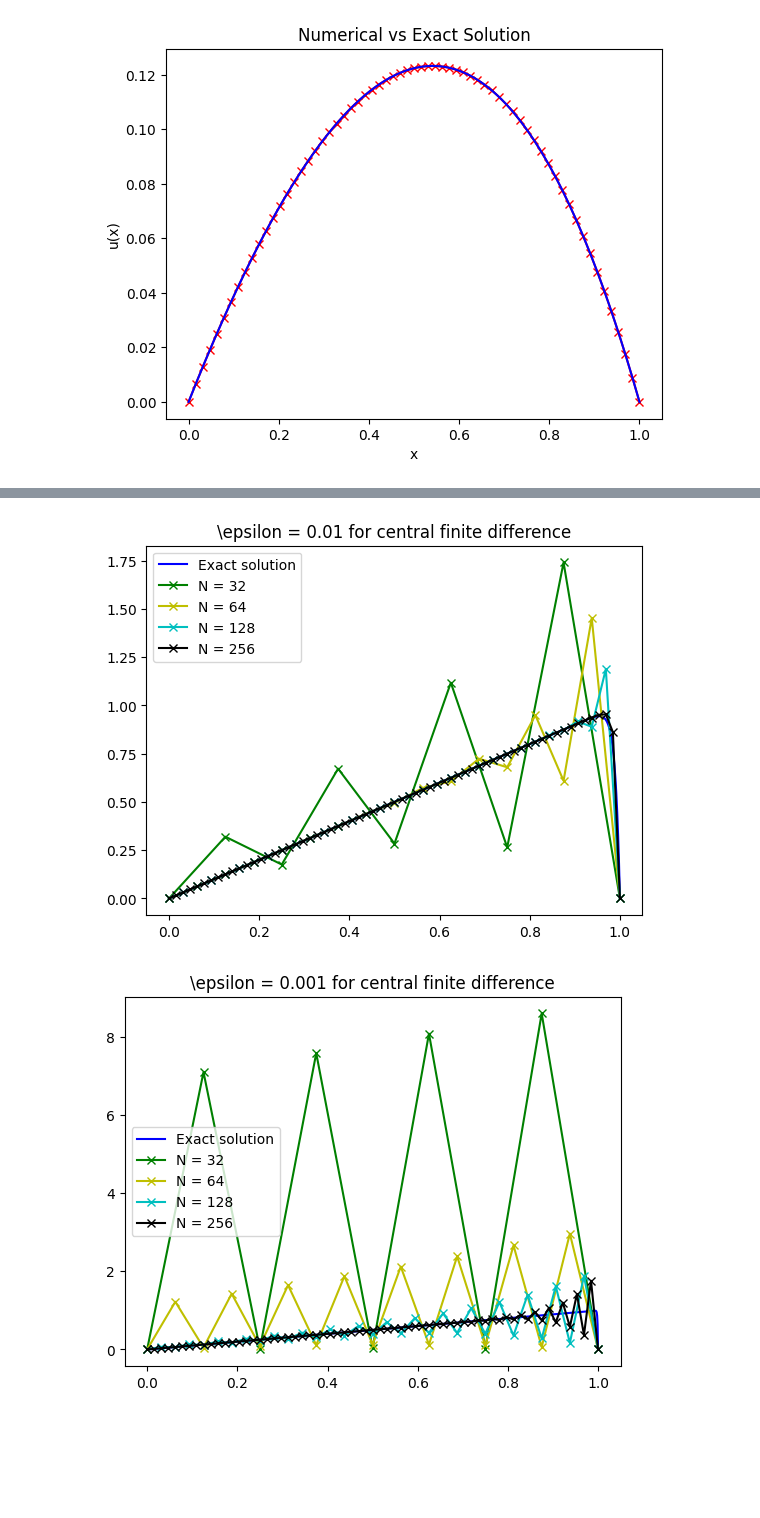
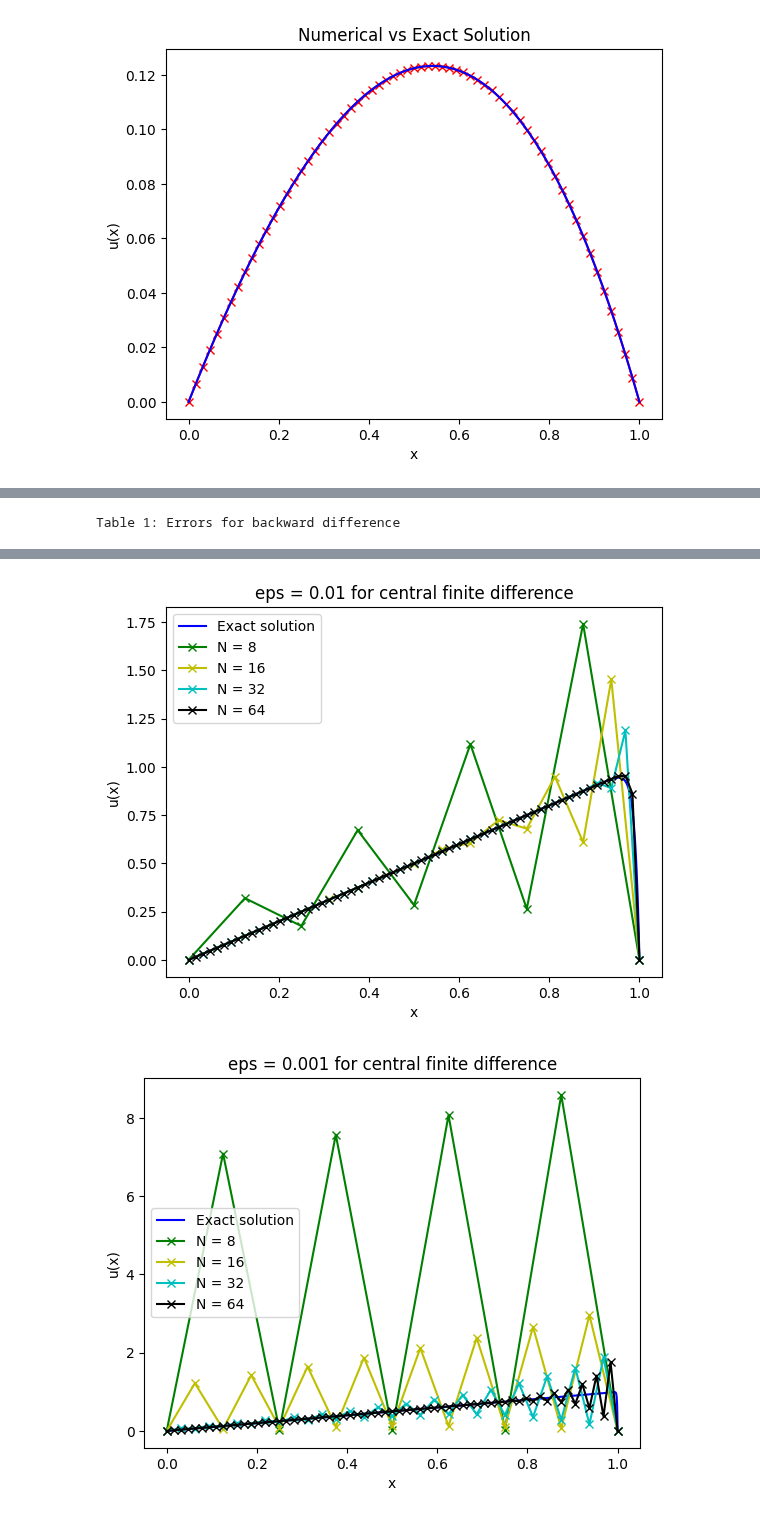
Before and after one commit to todj107/NumPDE, a Jupyter notebook: lab_01_feix.ipynb, the cells around one changed output, grey strips where cells are left out. Drawn from its saved outputs; the diff is of its cells as text; code cells hidden in the pictures; blank space fills up the shorter version.

```diff
--- a/lab_01_feix.ipynb
+++ b/lab_01_feix.ipynb
@@ -642,7 +642,7 @@ plt.show()
 # %% [output]
 [figure]
 # %%
-# 4b) and c)
+# 4c) and b)
 ### Array and stuff
 import numpy as np
 # Linear algebra solvers from scipy
@@ -711,6 +711,8 @@ def work_func_FDM(eps, N, plot_idx, diff, plot_status):
     color = colors[plot_idx]
     if plot_status == 'plot':
         plt.plot(x, U, marker = 'x', color = color)
+        plt.xlabel("x")
+        plt.ylabel("u(x)")
     return E
 
 #One error for the plot and one for the table
@@ -724,65 +726,94 @@ E_back_tab = np.zeros((3,4))
 eps_arr = [0.1, 0.01, 0.001]
 N_arr = np.array([8, 16, 32, 64])
 
-#Central finite difference
+#######Central finite difference ########
 for j in range(0,len(eps_arr)):
     eps = eps_arr[j]
+
     #Plot exact solution
     x_anal = np.linspace(0, 1, 1000)
     kappa = np.exp(-1/eps)
     exactsol_anal = x_anal-(np.exp((x_anal-1)/eps)-kappa)/(1-kappa)
     plt.figure(j)
     plt.plot(x_anal,exactsol_anal,"b")
-    #Solve system for different N and plotting each sol in figure corresponding to j:th epsilon
+
+    #Solve system for different N and plotting each sol in figure corresponding to j:th epsilon (plotting done in function)
     for i in range(0,len(N_arr)):
         E_center[j,i] = work_func_FDM(eps, N_arr[i],i,'center','plot')
         #Multiply N by four to get better values for EOC determination
-        E_center_tab[j,i] = work_func_FDM(eps, 4*N_arr[i],i,'center','')
-    plt.legend(['Exact solution','N = 32', 'N = 64', 'N = 128 ', 'N = 256'])
-    plt.title(f"\epsilon = {eps} for central finite difference")
-print(E_center_tab)
-# Visualization
-N_arr_tab = 4*N_arr
+        E_center_tab[j,i] = work_func_FDM(eps, 10*N_arr[i],i,'center','')
+    plt.legend(['Exact solution','N = 8', 'N = 16', 'N = 32 ', 'N = 64'])
+    plt.title(f"eps = {eps} for central finite difference")
+
+#change N_arr to match N:s used in table
+N_arr_cent = 10*N_arr
+
+
+# Table for central
 data = {"Error for eps = 0.1":E_center_tab[0,:],"Error for eps = 0.01":E_center_tab[1,:], "Error for eps = 0.001":E_center_tab[2,:]}
 
-df = pd.DataFrame(data, index=N_arr_tab)
+df = pd.DataFrame(data, index=N_arr_cent)
 df = df[["Error for eps = 0.1", "Error for eps = 0.01", "Error for eps = 0.001"]]
-df = df.round(3)
+df = df.round(6)
 df.index.name="N"
-display(df)
+display(df.style.set_caption("Table 1: Errors for central difference"))
 
-#Forward central difference
+######Forward central difference######
 for j in range(0,len(eps_arr)):
 
     eps = eps_arr[j]
+
     #Plot exact solution
     x_anal = np.linspace(0, 1, 1000)
     kappa = np.exp(-1/eps)
     exactsol_anal = x_anal-(np.exp((x_anal-1)/eps)-kappa)/(1-kappa)
     plt.figure(j+3)
     plt.plot(x_anal,exactsol_anal,"b")
-    #Solve system for different N and plotting each sol in figure corresponding to j:th epsilon
+
+    #Solve system for different N and plotting each sol in figure corresponding to j:th epsilon (plotting done in function)
     for i in range(0,len(N_arr)):
         E_frwd[j,i] = work_func_FDM(eps, N_arr[i],i,'forward','plot')
-        E_frwd[j,i] = work_func_FDM(eps, 4*N_arr[i],i,'forward','')
+        E_frwd_tab[j,i] = work_func_FDM(eps, 100*N_arr[i],i,'forward','')
     plt.legend(['Exact solution','N = 8', 'N = 16', 'N = 32', 'N = 64'])
-    plt.title(f"\epsilon = {eps} for forward finite difference")
-print(E_frwd_tab)
+    plt.title(f"eps = {eps} for forward finite difference")
 
-#Backward central difference
+
+#Table forward
+N_arr_frwd = 100*N_arr
+data = {"Error for eps = 0.1":E_frwd_tab[0,:],"Error for eps = 0.01":E_frwd_tab[1,:], "Error for eps = 0.001":E_frwd_tab[2,:]}
+
+df = pd.DataFrame(data, index=N_arr_frwd)
+df = df[["Error for eps = 0.1", "Error for eps = 0.01", "Error for eps = 0.001"]]
+df = df.round(6)
+df.index.name="N"
+display(df.style.set_caption("Table 1: Errors for forward difference"))
+
+##########Backward central difference############
 for j in range(0,len(eps_arr)):
     eps = eps_arr[j]
+
     #Plot exact solution
     x_anal = np.linspace(0, 1, 1000)
     kappa = np.exp(-1/eps)
     exactsol_anal = x_anal-(np.exp((x_anal-1)/eps)-kappa)/(1-kappa)
     plt.figure(j+6)
     plt.plot(x_anal,exactsol_anal,"b")
-    #Solve system for different N and plotting each sol in figure corresponding to j:th epsilon
+
+    #Solve system for different N and plotting each sol in figure corresponding to j:th epsilon (plotting done in function)
     for i in range(0,len(N_arr)):
         E_back[j,i] = work_func_FDM(eps, N_arr[i],i,'backward', 'plot')
-        E_back_tab[j,i] = work_func_FDM(eps, 4*N_arr[i],i,'backward','')
+        E_back_tab[j,i] = work_func_FDM(eps, 100*N_arr[i],i,'backward','')
     plt.legend(['Exact solution','N = 8', 'N = 16', 'N = 32', 'N = 64'])
-    plt.title(f"\epsilon = {eps} for backward finite difference")
-print(E_back_tab)
+    plt.title(f"eps = {eps} for backward finite difference")
+
+
+#Table Backward
+N_arr_back = 100*N_arr
+data = {"Error for eps = 0.1":E_back_tab[0,:],"Error for eps = 0.01":E_back_tab[1,:], "Error for eps = 0.001":E_back_tab[2,:]}
+
+df = pd.DataFrame(data, index=N_arr_back)
+df = df[["Error for eps = 0.1", "Error for eps = 0.01", "Error for eps = 0.001"]]
+df = df.round(6)
+df.index.name="N"
+display(df.style.set_caption("Table 1: Errors for backward difference"))
 # %% [output]
@@ -803,0 +834 @@ print(E_back_tab)
+Table 1: Errors for backward difference
@@ -805,2 +842,2 @@ print(E_back_tab)
-[figure, old version]
+[figure, new version]
-[figure, old version]
+[figure, new version]
```
Also changed, not shown: parts of 4 cells of this notebook.
